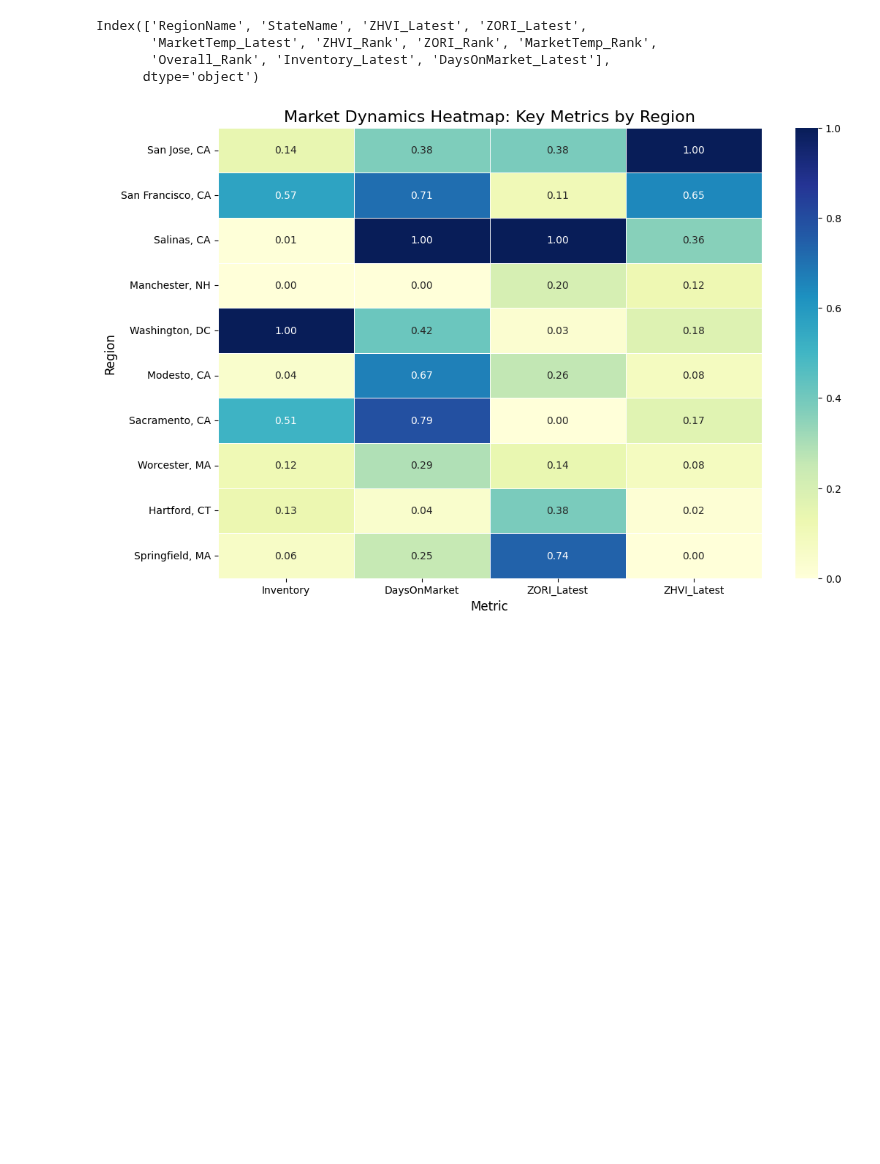
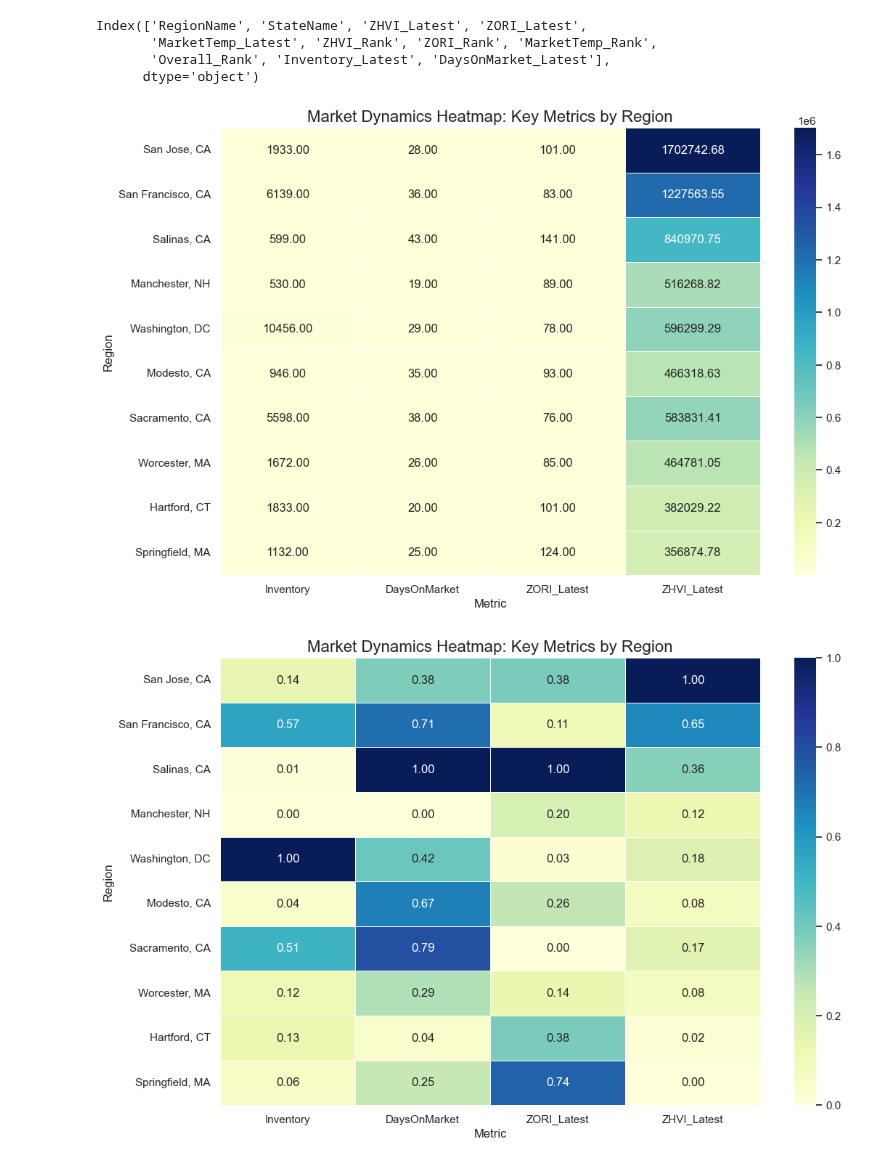
Before and after one commit to DavidBraun777/final-group-project-seis-631, a Jupyter notebook: Q1 and 3.ipynb, the cells around one changed output. Drawn from its saved outputs; the diff is of its cells as text; code cells hidden in the pictures; blank space fills up the shorter version.

```diff
--- a/Q1 and 3.ipynb
+++ b/Q1 and 3.ipynb
@@ -415,8 +415,6 @@ investment_data = pd.merge(
 # Prepare data for the heatmap
 heatmap_data = investment_data.set_index("RegionName")[["Inventory", "DaysOnMarket", "ZORI_Latest", "ZHVI_Latest"]]
 
-# Normalize the data for comparison (optional)
-heatmap_data = (heatmap_data - heatmap_data.min()) / (heatmap_data.max() - heatmap_data.min())
 
 # Plot the heatmap
 plt.figure(figsize=(12, 8))
@@ -426,4 +424,19 @@ plt.ylabel("Region", fontsize=12)
 plt.xlabel("Metric", fontsize=12)
 plt.show()
 # %% [output]
-[figure, old version]
+[figure, new version]
+# %%
+# exact same as before but with each metric normalized, easier on the eyes
+heatmap_data = investment_data.set_index("RegionName")[["Inventory", "DaysOnMarket", "ZORI_Latest", "ZHVI_Latest"]]
+#added after too much trial and error to "normalize the data"
+heatmap_data = (heatmap_data - heatmap_data.min()) / (heatmap_data.max() - heatmap_data.min())
+
+# Plot the heatmap
+plt.figure(figsize=(12, 8))
+sns.heatmap(heatmap_data, cmap="YlGnBu", annot=True, fmt=".2f", linewidths=0.5)
+plt.title("Market Dynamics Heatmap: Key Metrics by Region", fontsize=16)
+plt.ylabel("Region", fontsize=12)
+plt.xlabel("Metric", fontsize=12)
+plt.show()
+# %% [output]
+[figure, added]
```
Also changed, not shown: parts of 3 cells of this notebook.
